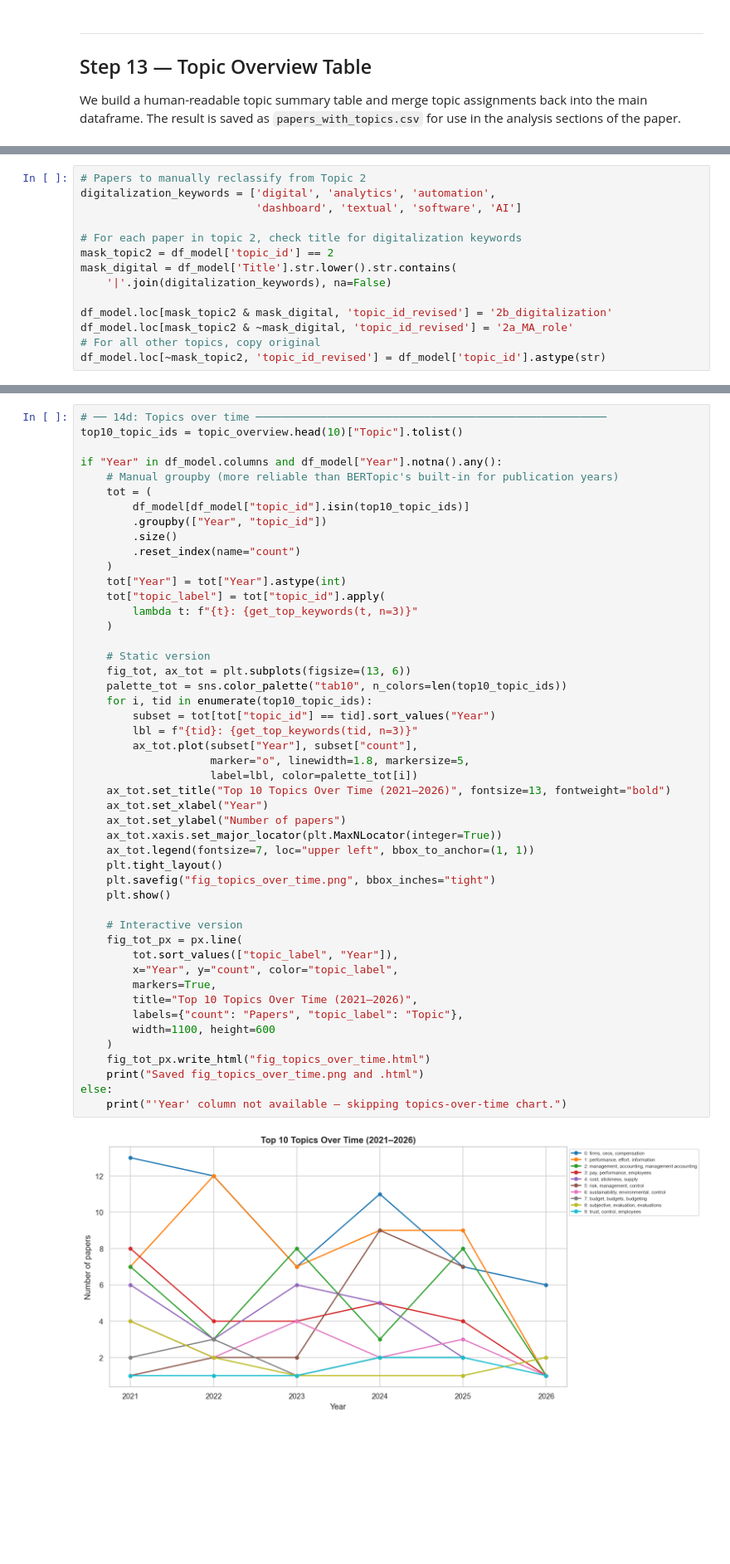
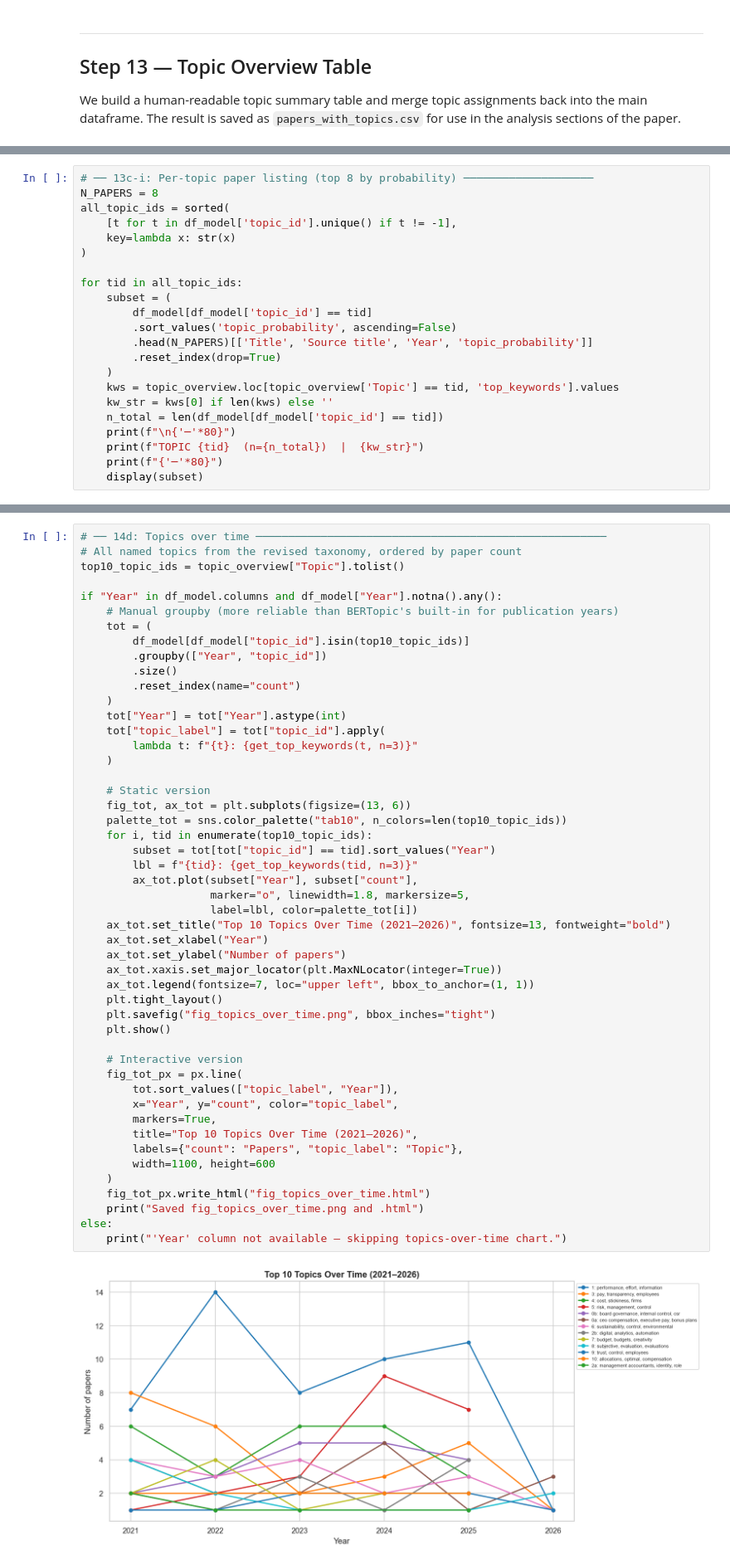
Before and after one commit to soerenssch/AFA, a Jupyter notebook: 02_Topic_modelling.ipynb, the cells around one changed output, grey strips where cells are left out. Shown at 83% size. Cells and saved outputs as stored; diff of their text form; blank space fills up the shorter version.

```diff
--- a/02_Topic_modelling.ipynb
+++ b/02_Topic_modelling.ipynb
@@ -349,15 +545 @@ Topic overview (10 topics):
 Saved papers_with_topics.csv  (314 rows)
-# %%
-# Papers to manually reclassify from Topic 2
-digitalization_keywords = ['digital', 'analytics', 'automation',
-                           'dashboard', 'textual', 'software', 'AI']
-
-# For each paper in topic 2, check title for digitalization keywords
-mask_topic2 = df_model['topic_id'] == 2
-mask_digital = df_model['Title'].str.lower().str.contains(
-    '|'.join(digitalization_keywords), na=False)
-
-df_model.loc[mask_topic2 & mask_digital, 'topic_id_revised'] = '2b_digitalization'
-df_model.loc[mask_topic2 & ~mask_digital, 'topic_id_revised'] = '2a_MA_role'
-# For all other topics, copy original
-df_model.loc[~mask_topic2, 'topic_id_revised'] = df_model['topic_id'].astype(str)
@@ -381,0 +855,22 @@ df_model.loc[~mask_topic2, 'topic_id_revised'] = df_model['topic_id'].astype(str
+# %%
+# ── 13c-i: Per-topic paper listing (top 8 by probability) ────────────────────
+N_PAPERS = 8
+all_topic_ids = sorted(
+    [t for t in df_model['topic_id'].unique() if t != -1],
+    key=lambda x: str(x)
+)
+
+for tid in all_topic_ids:
+    subset = (
+        df_model[df_model['topic_id'] == tid]
+        .sort_values('topic_probability', ascending=False)
+        .head(N_PAPERS)[['Title', 'Source title', 'Year', 'topic_probability']]
+        .reset_index(drop=True)
+    )
+    kws = topic_overview.loc[topic_overview['Topic'] == tid, 'top_keywords'].values
+    kw_str = kws[0] if len(kws) else ''
+    n_total = len(df_model[df_model['topic_id'] == tid])
+    print(f"\n{'─'*80}")
+    print(f"TOPIC {tid}  (n={n_total})  |  {kw_str}")
+    print(f"{'─'*80}")
+    display(subset)
@@ -517,7 +1214,8 @@ Computing 2D UMAP for visualization ...
 Saved fig_topic_map.png and .html
 # %%
 # ── 14d: Topics over time ──────────────────────────────────────────────────────
-top10_topic_ids = topic_overview.head(10)["Topic"].tolist()
+# All named topics from the revised taxonomy, ordered by paper count
+top10_topic_ids = topic_overview["Topic"].tolist()
 
 if "Year" in df_model.columns and df_model["Year"].notna().any():
     # Manual groupby (more reliable than BERTopic's built-in for publication years)
@@ -537,32 +1235,32 @@ if "Year" in df_model.columns and df_model["Year"].notna().any():
     palette_tot = sns.color_palette("tab10", n_colors=len(top10_topic_ids))
     for i, tid in enumerate(top10_topic_ids):
         subset = tot[tot["topic_id"] == tid].sort_values("Year")
         lbl = f"{tid}: {get_top_keywords(tid, n=3)}"
         ax_tot.plot(subset["Year"], subset["count"],
                     marker="o", linewidth=1.8, markersize=5,
                     label=lbl, color=palette_tot[i])
     ax_tot.set_title("Top 10 Topics Over Time (2021–2026)", fontsize=13, fontweight="bold")
     ax_tot.set_xlabel("Year")
     ax_tot.set_ylabel("Number of papers")
     ax_tot.xaxis.set_major_locator(plt.MaxNLocator(integer=True))
     ax_tot.legend(fontsize=7, loc="upper left", bbox_to_anchor=(1, 1))
     plt.tight_layout()
     plt.savefig("fig_topics_over_time.png", bbox_inches="tight")
     plt.show()
 
     # Interactive version
     fig_tot_px = px.line(
         tot.sort_values(["topic_label", "Year"]),
         x="Year", y="count", color="topic_label",
         markers=True,
         title="Top 10 Topics Over Time (2021–2026)",
         labels={"count": "Papers", "topic_label": "Topic"},
         width=1100, height=600
     )
     fig_tot_px.write_html("fig_topics_over_time.html")
     print("Saved fig_topics_over_time.png and .html")
 else:
     print("'Year' column not available — skipping topics-over-time chart.")
 # %% [output]
-[figure, old version]
+[figure, new version]
 Saved fig_topics_over_time.png and .html
```
Also changed, not shown: parts of 42 cells of this notebook, 13 other files.
